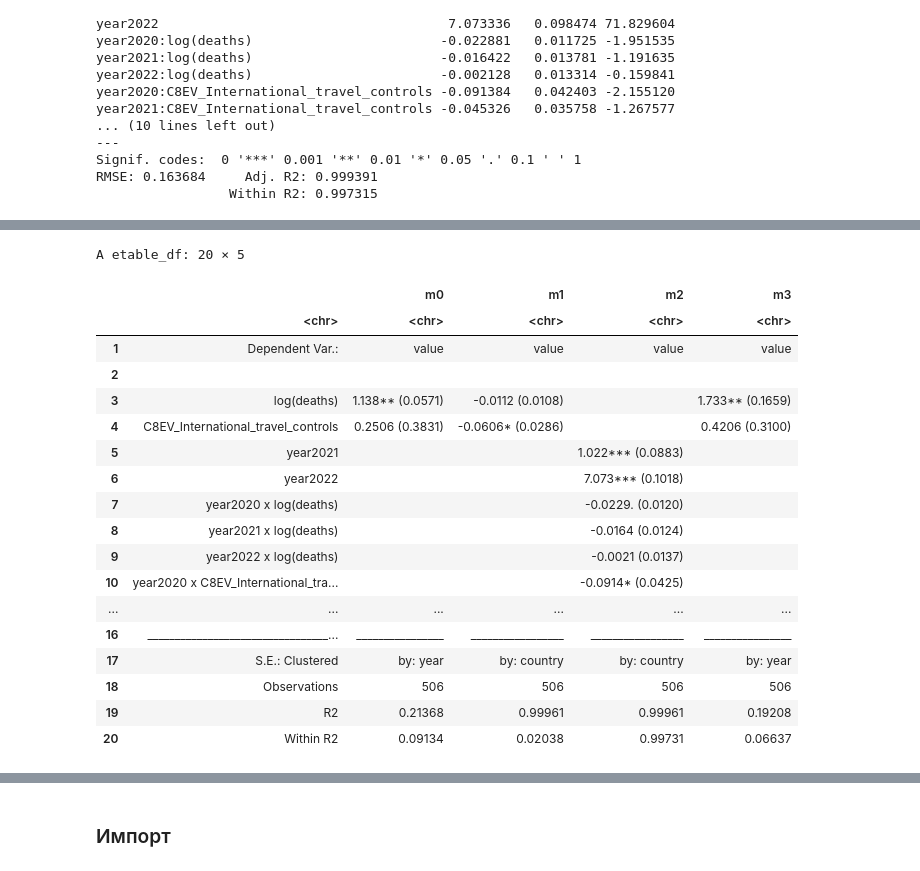
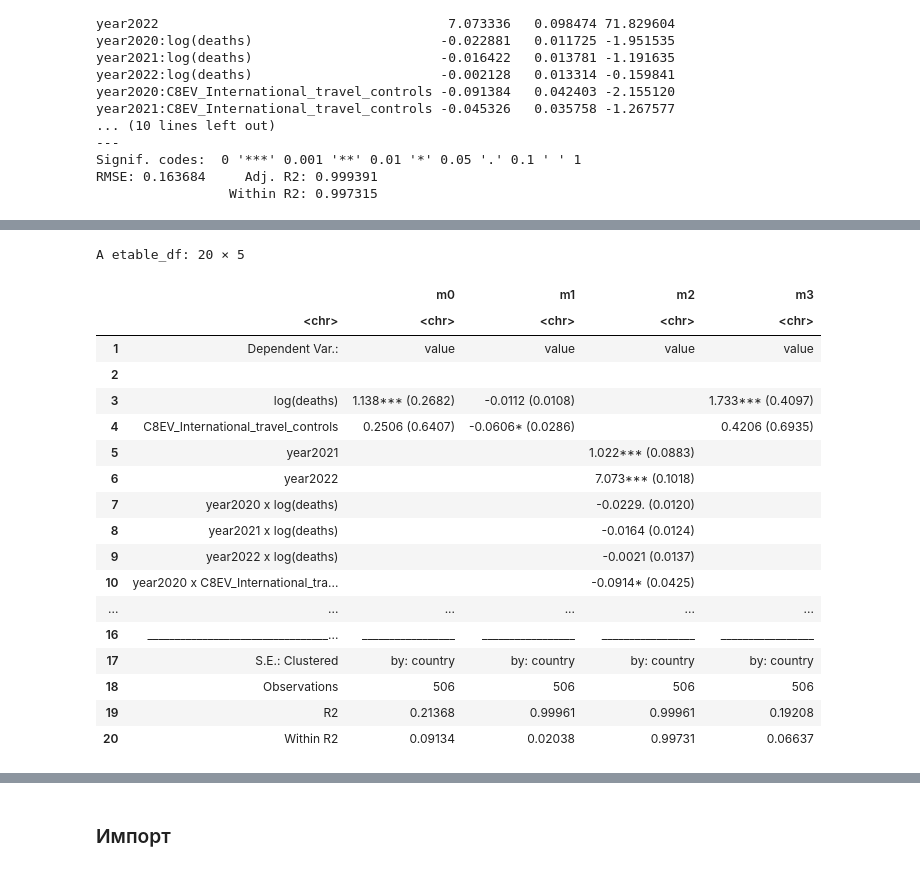
Before and after one commit to xan-d-or/thesis, a Jupyter notebook: analysis/hs0_fe_estimation.ipynb, the cells around one changed output, grey strips where cells are left out. Drawn from its saved outputs; the diff is of its cells as text; code cells hidden in the pictures.

```diff
--- a/analysis/hs0_fe_estimation.ipynb
+++ b/analysis/hs0_fe_estimation.ipynb
@@ -196,13 +219,13 @@ F-test (1st stage), log(deaths): stat = 146.6    , p < 2.2e-16, on 3 and 501 DoF
 # %%
-etable(m0, m1, m2, m3)
+etable(m0, m1, m2, m3, vcov = ~country)
 # %% [output]
 A etable_df: 20 × 5
 |  |  | m0 | m1 | m2 | m3 |
 |  | <chr> | <chr> | <chr> | <chr> | <chr> |
 | 1 | Dependent Var.: | value | value | value | value |
 | 2 |  |  |  |  |  |
-| 3 | log(deaths) | 1.138** (0.0571) | -0.0112 (0.0108) |  | 1.733** (0.1659) |
-| 4 | C8EV_International_travel_controls | 0.2506 (0.3831) | -0.0606* (0.0286) |  | 0.4206 (0.3100) |
+| 3 | log(deaths) | 1.138*** (0.2682) | -0.0112 (0.0108) |  | 1.733*** (0.4097) |
+| 4 | C8EV_International_travel_controls | 0.2506 (0.6407) | -0.0606* (0.0286) |  | 0.4206 (0.6935) |
 | 5 | year2021 |  |  | 1.022*** (0.0883) |  |
 | 6 | year2022 |  |  | 7.073*** (0.1018) |  |
 | 7 | year2020 x log(deaths) |  |  | -0.0229. (0.0120) |  |
@@ -210,8 +233,8 @@ A etable_df: 20 × 5
 | 9 | year2022 x log(deaths) |  |  | -0.0021 (0.0137) |  |
 | 10 | year2020 x C8EV_International_tra... |  |  | -0.0914* (0.0425) |  |
 | ... | ... | ... | ... | ... | ... |
-| 16 | _________________________________... | ________________ | _________________ | _________________ | ________________ |
-| 17 | S.E.: Clustered | by: year | by: country | by: country | by: year |
+| 16 | _________________________________... | _________________ | _________________ | _________________ | _________________ |
+| 17 | S.E.: Clustered | by: country | by: country | by: country | by: country |
 | 18 | Observations | 506 | 506 | 506 | 506 |
 | 19 | R2 | 0.21368 | 0.99961 | 0.99961 | 0.19208 |
 | 20 | Within R2 | 0.09134 | 0.02038 | 0.99731 | 0.06637 |
```
Also changed, not shown: parts of 6 cells of this notebook.
